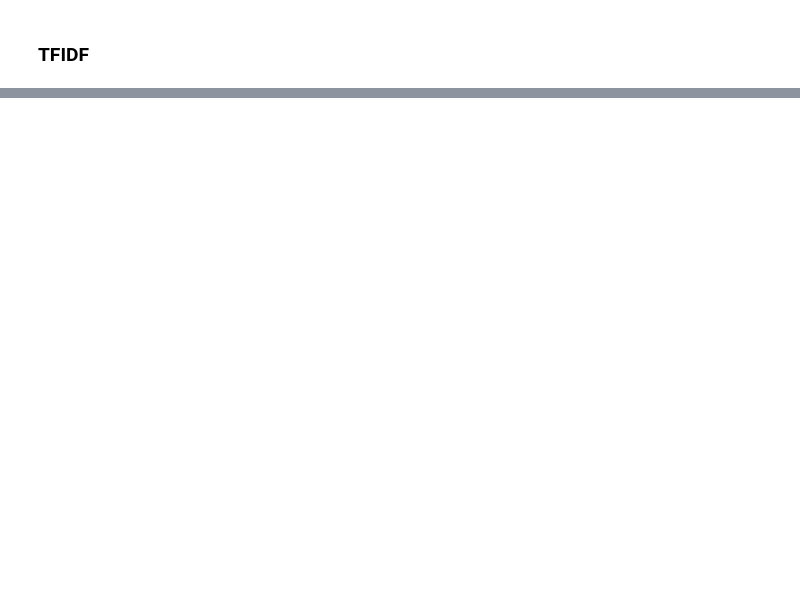
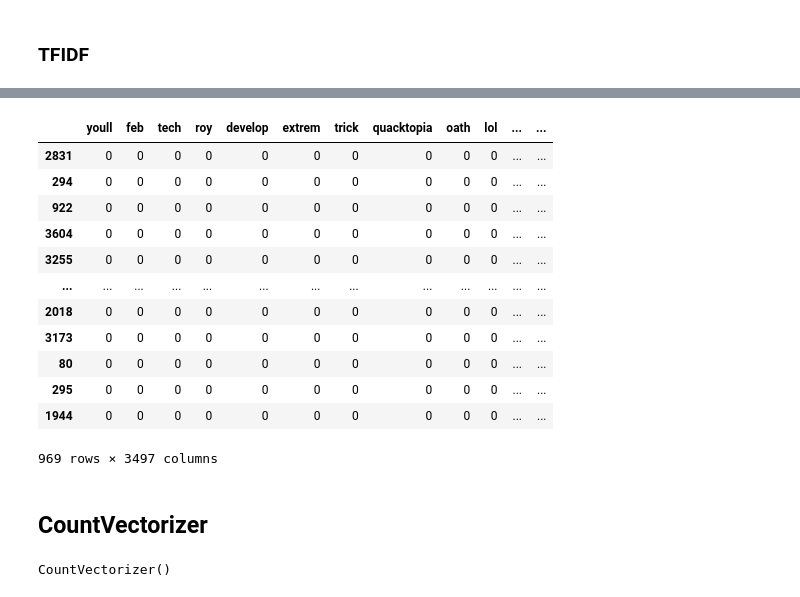
Before and after one commit to ropalev/tweets, a Jupyter notebook: tweets.ipynb, the cells around one changed output, grey strips where cells are left out. Cells and saved outputs as stored; diff of their text form; code cells hidden in the pictures; blank space fills up the shorter version.

```diff
--- a/tweets.ipynb
+++ b/tweets.ipynb
@@ -174,0 +261,2 @@ accuracy_score(y_test, bayes_class.predict(X_test))
+# %%
+token_df_train = pd.Series(X.loc[index_train]).str.get_dummies(sep=' ')
@@ -174,0 +273,24 @@ accuracy_score(y_test, bayes_class.predict(X_test))
+# %%
+token_df_test = pd.Series(X.loc[index_test]).str.get_dummies(sep=' ')
+# %%
+token_df_test = token_df_test.loc[:, set(token_df_train.columns).intersection(set(token_df_test))]
+# %%
+token_df_test.loc[:, set(token_df_train.columns) - set(token_df_train.columns).intersection(set(token_df_test.columns))] = 0
+# %%
+token_df_test
+# %% [output]
+|  | youll | feb | tech | roy | develop | extrem | trick | quacktopia | oath | lol | ... | ... |
+| 2831 | 0 | 0 | 0 | 0 | 0 | 0 | 0 | 0 | 0 | 0 | ... | ... |
+| 294 | 0 | 0 | 0 | 0 | 0 | 0 | 0 | 0 | 0 | 0 | ... | ... |
+| 922 | 0 | 0 | 0 | 0 | 0 | 0 | 0 | 0 | 0 | 0 | ... | ... |
+| 3604 | 0 | 0 | 0 | 0 | 0 | 0 | 0 | 0 | 0 | 0 | ... | ... |
+| 3255 | 0 | 0 | 0 | 0 | 0 | 0 | 0 | 0 | 0 | 0 | ... | ... |
+| ... | ... | ... | ... | ... | ... | ... | ... | ... | ... | ... | ... | ... |
+| 2018 | 0 | 0 | 0 | 0 | 0 | 0 | 0 | 0 | 0 | 0 | ... | ... |
+| 3173 | 0 | 0 | 0 | 0 | 0 | 0 | 0 | 0 | 0 | 0 | ... | ... |
+| 80 | 0 | 0 | 0 | 0 | 0 | 0 | 0 | 0 | 0 | 0 | ... | ... |
+| 295 | 0 | 0 | 0 | 0 | 0 | 0 | 0 | 0 | 0 | 0 | ... | ... |
+| 1944 | 0 | 0 | 0 | 0 | 0 | 0 | 0 | 0 | 0 | 0 | ... | ... |
+969 rows × 3497 columns
+# %% [markdown]
+## CountVectorizer
@@ -174,0 +299,4 @@ accuracy_score(y_test, bayes_class.predict(X_test))
+# %%
+count_vectorizer.fit(X.loc[index_train])
+# %% [output]
+CountVectorizer()
```
Also changed, not shown: parts of 117 cells of this notebook.
